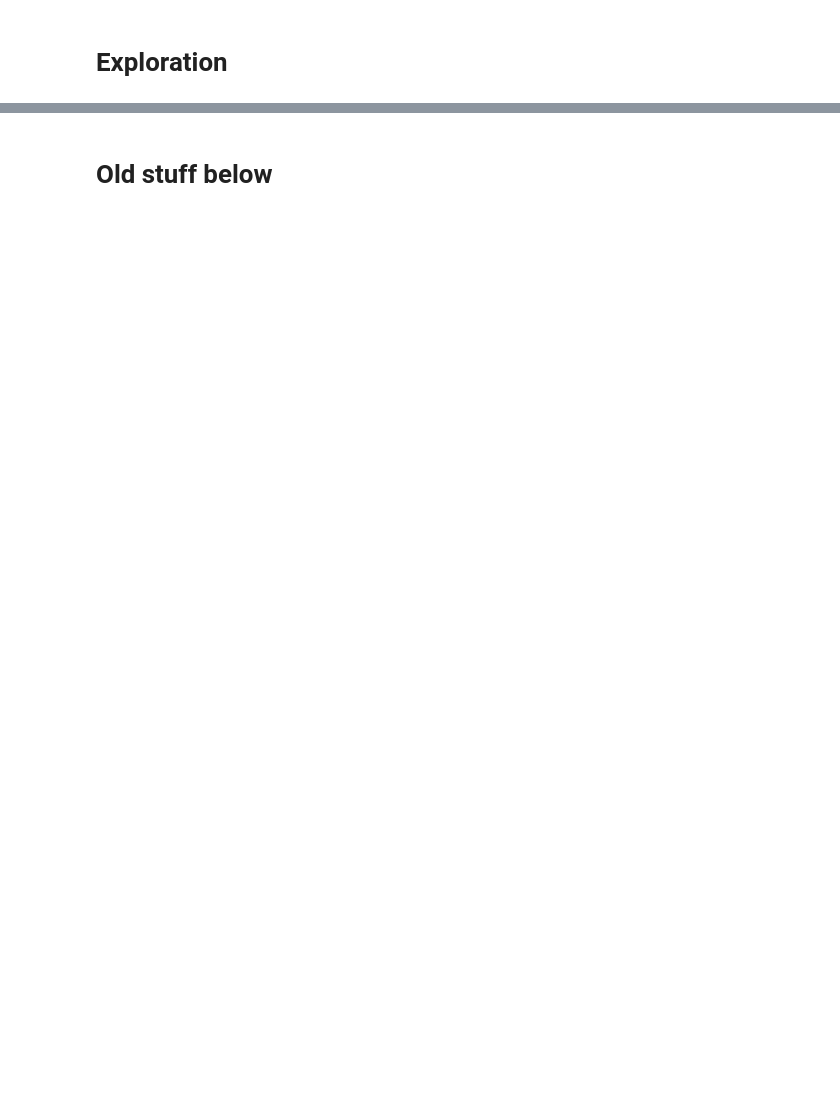
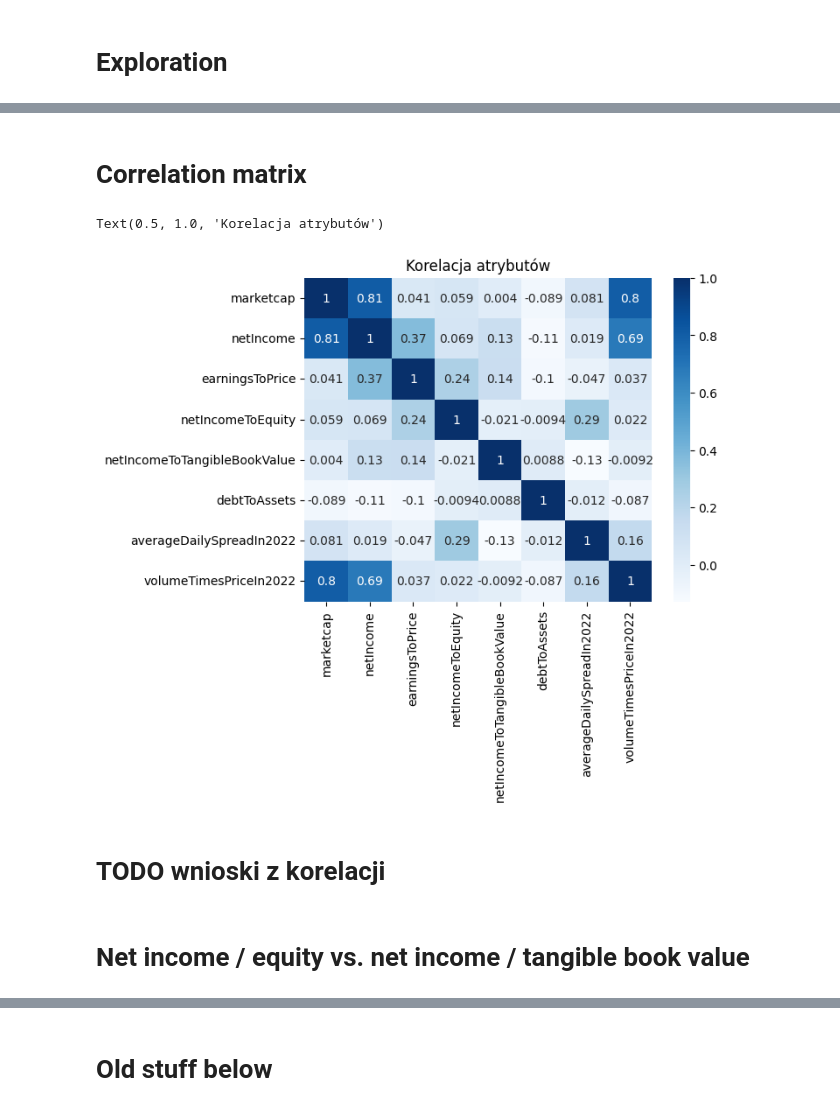
Before and after one commit to codespaghettifier/sp500-exploration, a Jupyter notebook: exploration.ipynb, the cells around one changed output, grey strips where cells are left out. Saved outputs shown, nothing was run; the diff lists cells and outputs as text; code cells hidden in the pictures; blank space fills up the shorter version.

Commit message:
Fix correlation matrix, refactor, add todos, prepare some of the final plot ideas

```diff
--- a/exploration.ipynb
+++ b/exploration.ipynb
@@ -330,0 +377,34 @@ data['A']
+# %% [markdown]
+# Correlation matrix
+# %%
+marketcaps = [data[ticker]['marketcap'] for ticker in selected_tickers]
+netIncomes = [data[ticker]['netIncome'] for ticker in selected_tickers]
+earningsToPrices = [data[ticker]['earningsToPrice'] for ticker in selected_tickers]
+netIncomeToEquity = [data[ticker]['netIncomeToEquity'] for ticker in selected_tickers]
+netIncomeToTangibleBookValue = [data[ticker]['netIncomeToTangibleBookValue'] for ticker in selected_tickers]
+debtToAssets = [data[ticker]['debtToAssets'] for ticker in selected_tickers]
+averageDailySpreadIn2022 = [data[ticker]['averageDailySpreadIn2022'] for ticker in selected_tickers]
+volumeTimesPriceIn2022 = [data[ticker]['volumeTimesPriceIn2022'] for ticker in selected_tickers]
+
+df = pd.DataFrame({
+    'ticker': selected_tickers,
+    'marketcap': marketcaps,
+    'netIncome': netIncomes,
+    'earningsToPrice': earningsToPrices,
+    'netIncomeToEquity': netIncomeToEquity,
+    'netIncomeToTangibleBookValue': netIncomeToTangibleBookValue,
+    'debtToAssets': debtToAssets,
+    'averageDailySpreadIn2022': averageDailySpreadIn2022,
+    'volumeTimesPriceIn2022': volumeTimesPriceIn2022
+})
+# %%
+corr = df.drop(columns=['ticker']).corr()
+sns.heatmap(corr, annot=True, cmap='Blues')
+plt.title('Korelacja atrybutów')
+# %% [output]
+Text(0.5, 1.0, 'Korelacja atrybutów')
+[figure, added]
+# %% [markdown]
+# TODO wnioski z korelacji
+# %% [markdown]
+# Net income / equity vs. net income / tangible book value
```
Also changed, not shown: parts of 43 cells of this notebook.
